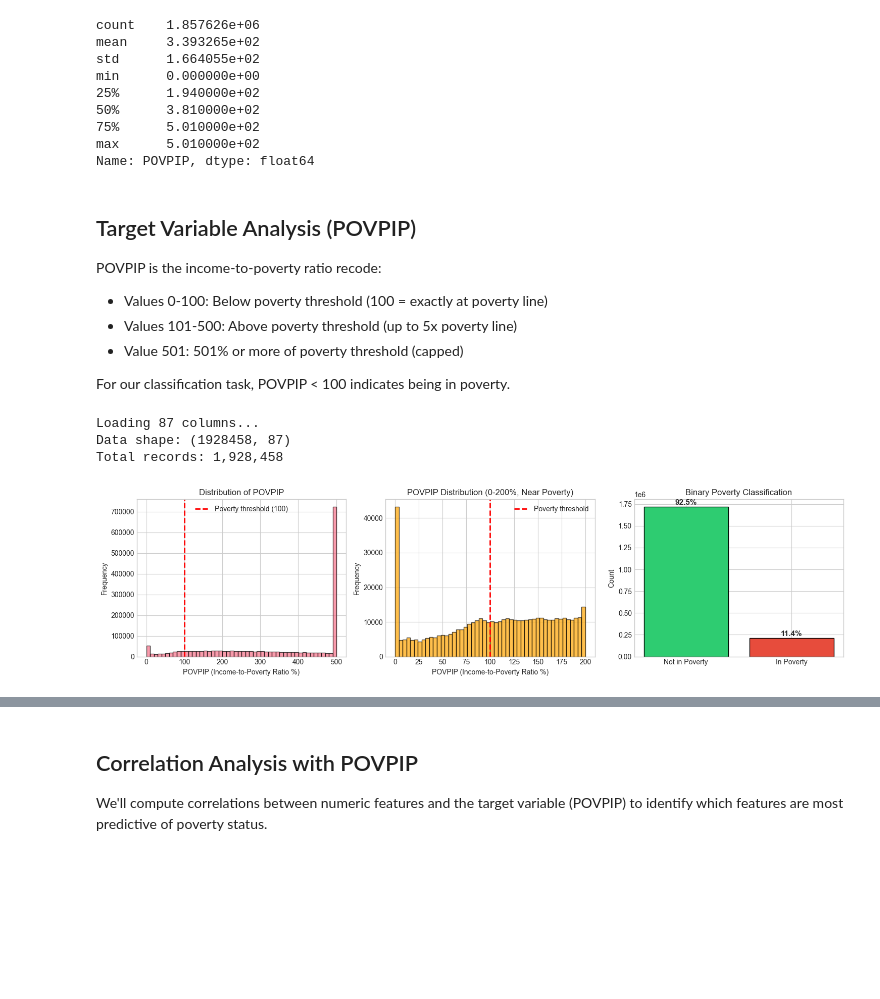
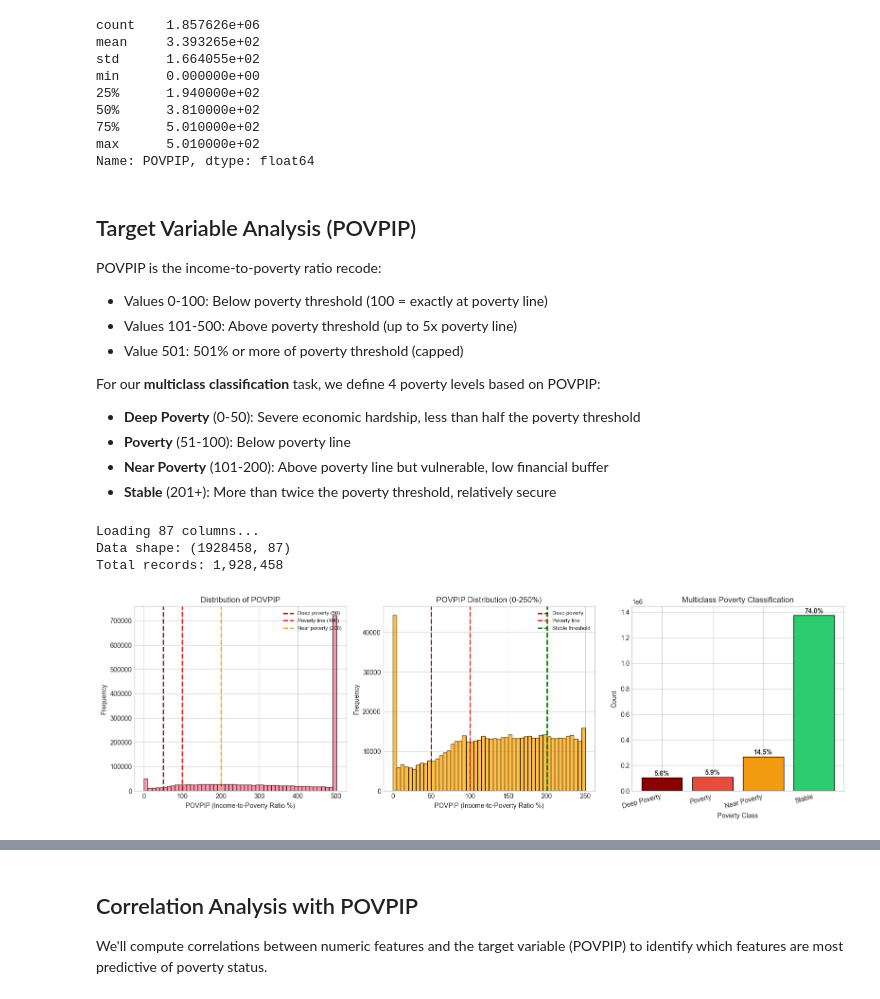
Before and after one commit to ingridalt/DSC-288R-CAPSTONE, a Jupyter notebook: 2_Exploratory_Data_Analysis/2_EDA_CA.ipynb, the cells around one changed output, grey strips where cells are left out. Cells and saved outputs as stored; diff of their text form; code cells hidden in the pictures; blank space fills up the shorter version.

Commit message:
EDA and more visuals

```diff
--- a/2_Exploratory_Data_Analysis/2_EDA_CA.ipynb
+++ b/2_Exploratory_Data_Analysis/2_EDA_CA.ipynb
@@ -254,7 +254,11 @@ POVPIP is the income-to-poverty ratio recode:
 - Values 101-500: Above poverty threshold (up to 5x poverty line)
 - Value 501: 501% or more of poverty threshold (capped)
 
-For our classification task, POVPIP < 100 indicates being in poverty.
+For our **multiclass classification** task, we define 4 poverty levels based on POVPIP:
+- **Deep Poverty** (0-50): Severe economic hardship, less than half the poverty threshold
+- **Poverty** (51-100): Below poverty line
+- **Near Poverty** (101-200): Above poverty line but vulnerable, low financial buffer
+- **Stable** (201+): More than twice the poverty threshold, relatively secure
 # %%
 import pandas as pd
 import numpy as np
@@ -283,49 +287,73 @@ Data shape: (1928458, 87)
 Total records: 1,928,458
 # %%
 # POVPIP Distribution Analysis
-fig, axes = plt.subplots(1, 3, figsize=(15, 4))
+fig, axes = plt.subplots(1, 3, figsize=(16, 5))
 
-# 1. Raw POVPIP histogram
+# 1. Raw POVPIP histogram with class boundaries
 povpip = df["POVPIP"].dropna()
 axes[0].hist(povpip, bins=50, edgecolor='black', alpha=0.7)
-axes[0].axvline(x=100, color='red', linestyle='--', linewidth=2, label='Poverty threshold (100)')
+axes[0].axvline(x=50, color='darkred', linestyle='--', linewidth=2, label='Deep poverty (50)')
+axes[0].axvline(x=100, color='red', linestyle='--', linewidth=2, label='Poverty line (100)')
+axes[0].axvline(x=200, color='orange', linestyle='--', linewidth=2, label='Near poverty (200)')
 axes[0].set_xlabel('POVPIP (Income-to-Poverty Ratio %)')
 axes[0].set_ylabel('Frequency')
 axes[0].set_title('Distribution of POVPIP')
-axes[0].legend()
+axes[0].legend(fontsize=8)
 
-# 2. Zoomed in view (0-200)
-axes[1].hist(povpip[povpip <= 200], bins=50, edgecolor='black', alpha=0.7, color='orange')
-axes[1].axvline(x=100, color='red', linestyle='--', linewidth=2, label='Poverty threshold')
+# 2. Zoomed in view (0-250) with class boundaries
+axes[1].hist(povpip[povpip <= 250], bins=50, edgecolor='black', alpha=0.7, color='orange')
+axes[1].axvline(x=50, color='darkred', linestyle='--', linewidth=2, label='Deep poverty')
+axes[1].axvline(x=100, color='red', linestyle='--', linewidth=2, label='Poverty line')
+axes[1].axvline(x=200, color='green', linestyle='--', linewidth=2, label='Stable threshold')
 axes[1].set_xlabel('POVPIP (Income-to-Poverty Ratio %)')
 axes[1].set_ylabel('Frequency')
-axes[1].set_title('POVPIP Distribution (0-200%, Near Poverty)')
-axes[1].legend()
+axes[1].set_title('POVPIP Distribution (0-250%)')
+axes[1].legend(fontsize=8)
 
-# 3. Binary poverty classification
-df['poverty'] = (df['POVPIP'] < 100).astype(int)
-poverty_counts = df['poverty'].value_counts()
-colors = ['#2ecc71', '#e74c3c']
-bars = axes[2].bar(['Not in Poverty', 'In Poverty'], [poverty_counts.get(0, 0), poverty_counts.get(1, 0)],
-                   color=colors, edgecolor='black')
+# 3. Create multiclass poverty classification
+def classify_poverty(povpip_val):
+    if pd.isna(povpip_val):
+        return None
+    elif povpip_val <= 50:
+        return 'Deep Poverty'
+    elif povpip_val <= 100:
+        return 'Poverty'
+    elif povpip_val <= 200:
+        return 'Near Poverty'
+    else:
+        return 'Stable'
+
+df['poverty_class'] = df['POVPIP'].apply(classify_poverty)
+
+# Order for display
+class_order = ['Deep Poverty', 'Poverty', 'Near Poverty', 'Stable']
+class_counts = df['poverty_class'].value_counts().reindex(class_order)
+class_colors = ['#8B0000', '#e74c3c', '#f39c12', '#2ecc71']
+
+bars = axes[2].bar(class_order, class_counts.values, color=class_colors, edgecolor='black')
 axes[2].set_ylabel('Count')
-axes[2].set_title('Binary Poverty Classification')
+axes[2].set_xlabel('Poverty Class')
+axes[2].set_title('Multiclass Poverty Classification')
+plt.setp(axes[2].xaxis.get_majorticklabels(), rotation=15, ha='right')
 
 # Add percentage labels on bars
-for bar, count in zip(bars, [poverty_counts.get(0, 0), poverty_counts.get(1, 0)]):
-    pct = count / len(df[df['POVPIP'].notna()]) * 100
+total_valid = df['poverty_class'].notna().sum()
+for bar, count in zip(bars, class_counts.values):
+    pct = count / total_valid * 100
     axes[2].text(bar.get_x() + bar.get_width()/2, bar.get_height() + 5000,
-                 f'{pct:.1f}%', ha='center', va='bottom', fontsize=11, fontweight='bold')
+                 f'{pct:.1f}%', ha='center', va='bottom', fontsize=10, fontweight='bold')
 
 plt.tight_layout()
-plt.savefig('EDA_data/povpip_distribution.png', dpi=150, bbox_inches='tight')
+plt.savefig('EDA_data/povpip_distribution_multiclass.png', dpi=150, bbox_inches='tight')
 plt.show()
 
-print(f"\nPoverty Statistics:")
+print(f"\nPoverty Statistics (Multiclass):")
 print(f"Records with POVPIP data: {povpip.shape[0]:,}")
 print(f"Records missing POVPIP: {df['POVPIP'].isna().sum():,}")
-print(f"\nPoverty breakdown (POVPIP < 100):")
-print(f"  In poverty: {poverty_counts.get(1, 0):,} ({poverty_counts.get(1, 0)/len(df[df['POVPIP'].notna()])*100:.2f}%)")
-print(f"  Not in poverty: {poverty_counts.get(0, 0):,} ({poverty_counts.get(0, 0)/len(df[df['POVPIP'].notna()])*100:.2f}%)")
+print(f"\nPoverty Class Breakdown:")
+for cls in class_order:
+    count = class_counts[cls]
+    pct = count / total_valid * 100
+    print(f"  {cls:15}: {count:,} ({pct:.2f}%)")
 # %% [output]
-[figure, old version]
+[figure, new version]
```
Also changed, not shown: parts of 27 cells of this notebook, 35 other files.
